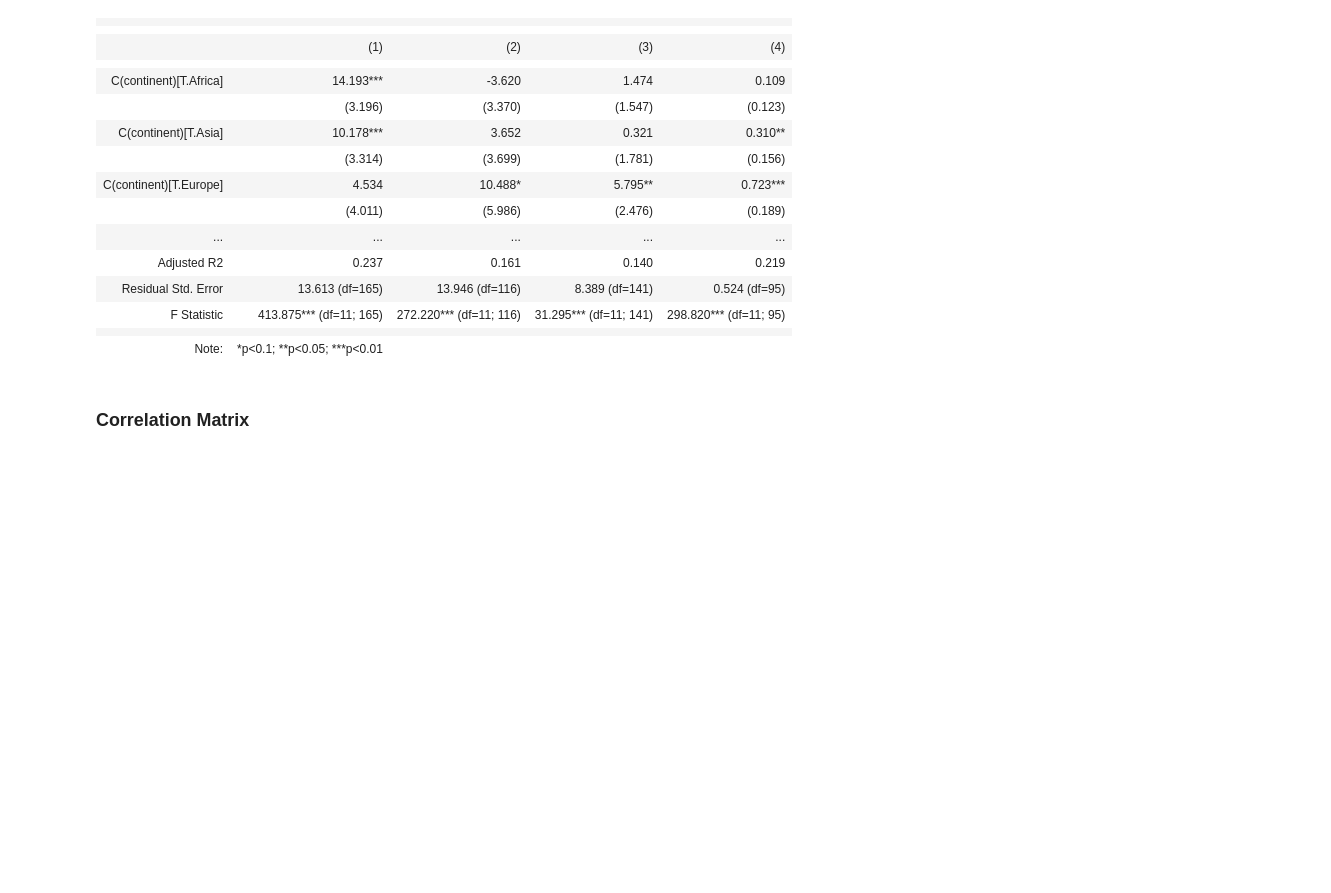
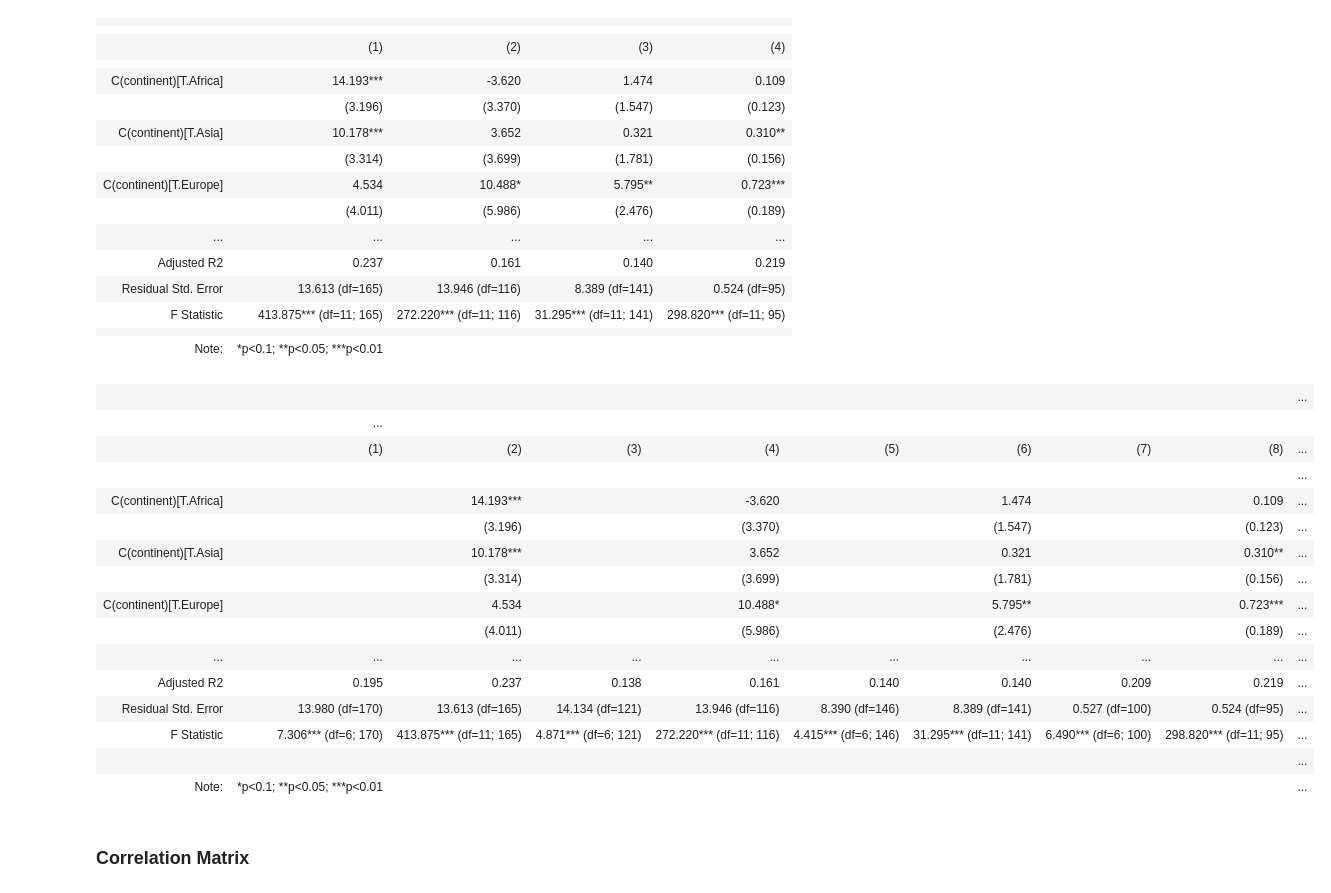
Before and after one commit to rureddish/EPFL_MGT-494_Paper_Extension, a Jupyter notebook: explore.ipynb, the cells around one changed output. Cells and saved outputs as stored; diff of their text form; code cells hidden in the pictures; blank space fills up the shorter version.

```diff
--- a/explore.ipynb
+++ b/explore.ipynb
@@ -634,6 +634,36 @@ Stargazer([m_flpf_c, m_fown_c, m_wpol_c, m_aes_c])
 | F Statistic | 413.875*** (df=11; 165) | 272.220*** (df=11; 116) | 31.295*** (df=11; 141) | 298.820*** (df=11; 95) |
 |  |  |  |  |  |
 | Note: | *p<0.1; **p<0.05; ***p<0.01 |  |  |  |
+# %%
+m_flfp = smf.ols(formula='flfp2000 ~  plow + agricultural_suitability + tropical_climate + large_animals + political_hierarchies + economic_complexity', data=df_cross_country).fit(cov_type='HC1')
+m_flpf_c = smf.ols(formula='flfp2000 ~  plow + agricultural_suitability + tropical_climate + large_animals + political_hierarchies + economic_complexity + C(continent)', data=df_cross_country).fit(cov_type='HC1')
+
+m_fown = smf.ols(formula='female_ownership ~  plow + agricultural_suitability + tropical_climate + large_animals + political_hierarchies + economic_complexity', data=df_cross_country).fit(cov_type='HC1')
+m_fown_c = smf.ols(formula='female_ownership ~  plow + agricultural_suitability + tropical_climate + large_animals + political_hierarchies + economic_complexity + C(continent)', data=df_cross_country).fit(cov_type='HC1')
+
+m_wpol = smf.ols(formula='women_politics ~  plow + agricultural_suitability + tropical_climate + large_animals + political_hierarchies + economic_complexity', data=df_cross_country).fit(cov_type='HC1')
+m_wpol_c = smf.ols(formula='women_politics ~  plow + agricultural_suitability + tropical_climate + large_animals + political_hierarchies + economic_complexity + C(continent)', data=df_cross_country).fit(cov_type='HC1')
+
+m_aes = smf.ols(formula='aes ~  plow + agricultural_suitability + tropical_climate + large_animals + political_hierarchies + economic_complexity', data=df_cross_country).fit(cov_type='HC1')
+m_aes_c = smf.ols(formula='aes ~  plow + agricultural_suitability + tropical_climate + large_animals + political_hierarchies + economic_complexity + C(continent)', data=df_cross_country).fit(cov_type='HC1')
+Stargazer([m_flfp, m_flpf_c, m_fown, m_fown_c, m_wpol, m_wpol_c, m_aes, m_aes_c])
+# %% [output]
+|  |  |  |  |  |  |  |  |  | ... |
+|  | ... |
+|  | (1) | (2) | (3) | (4) | (5) | (6) | (7) | (8) | ... |
+|  |  |  |  |  |  |  |  |  | ... |
+| C(continent)[T.Africa] |  | 14.193*** |  | -3.620 |  | 1.474 |  | 0.109 | ... |
+|  |  | (3.196) |  | (3.370) |  | (1.547) |  | (0.123) | ... |
+| C(continent)[T.Asia] |  | 10.178*** |  | 3.652 |  | 0.321 |  | 0.310** | ... |
+|  |  | (3.314) |  | (3.699) |  | (1.781) |  | (0.156) | ... |
+| C(continent)[T.Europe] |  | 4.534 |  | 10.488* |  | 5.795** |  | 0.723*** | ... |
+|  |  | (4.011) |  | (5.986) |  | (2.476) |  | (0.189) | ... |
+| ... | ... | ... | ... | ... | ... | ... | ... | ... | ... |
+| Adjusted R2 | 0.195 | 0.237 | 0.138 | 0.161 | 0.140 | 0.140 | 0.209 | 0.219 | ... |
+| Residual Std. Error | 13.980 (df=170) | 13.613 (df=165) | 14.134 (df=121) | 13.946 (df=116) | 8.390 (df=146) | 8.389 (df=141) | 0.527 (df=100) | 0.524 (df=95) | ... |
+| F Statistic | 7.306*** (df=6; 170) | 413.875*** (df=11; 165) | 4.871*** (df=6; 121) | 272.220*** (df=11; 116) | 4.415*** (df=6; 146) | 31.295*** (df=11; 141) | 6.490*** (df=6; 100) | 298.820*** (df=11; 95) | ... |
+|  |  |  |  |  |  |  |  |  | ... |
+| Note: | *p<0.1; **p<0.05; ***p<0.01 |  |  |  |  |  |  |  | ... |
 # %% [markdown]
 ### Correlation Matrix
 # %%
```
Also changed, not shown: parts of 8 cells of this notebook.
